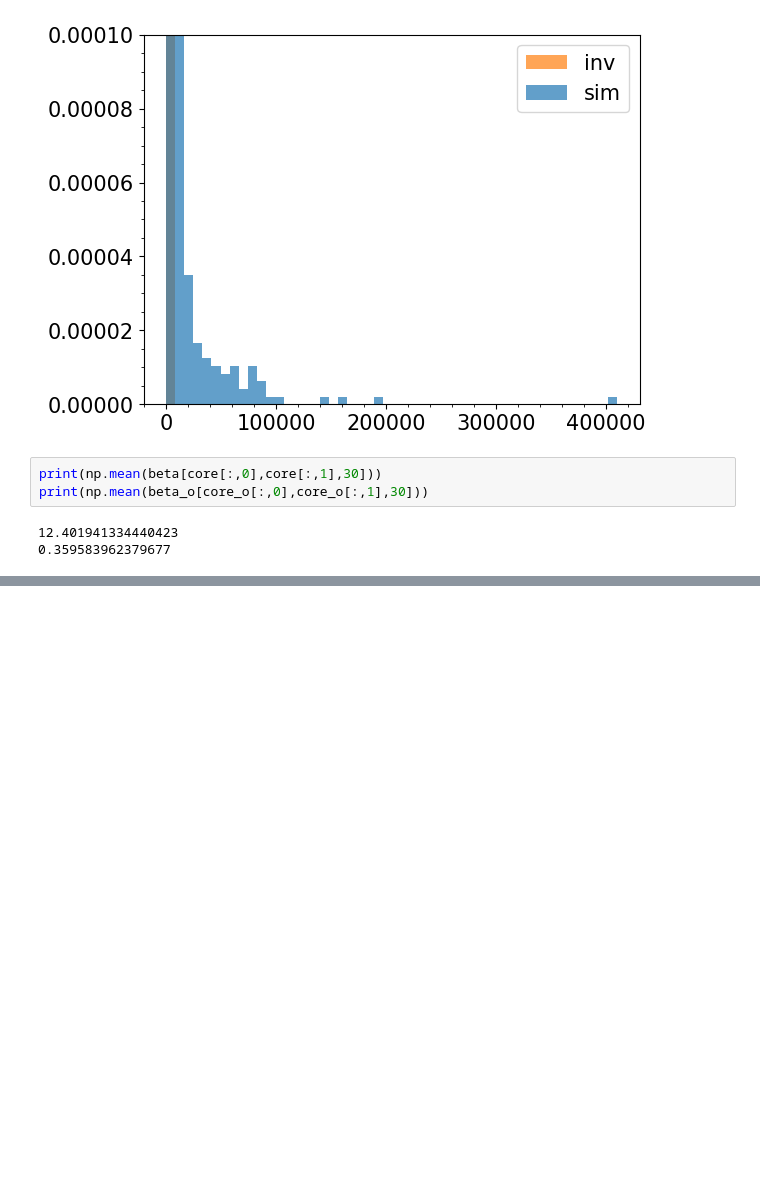
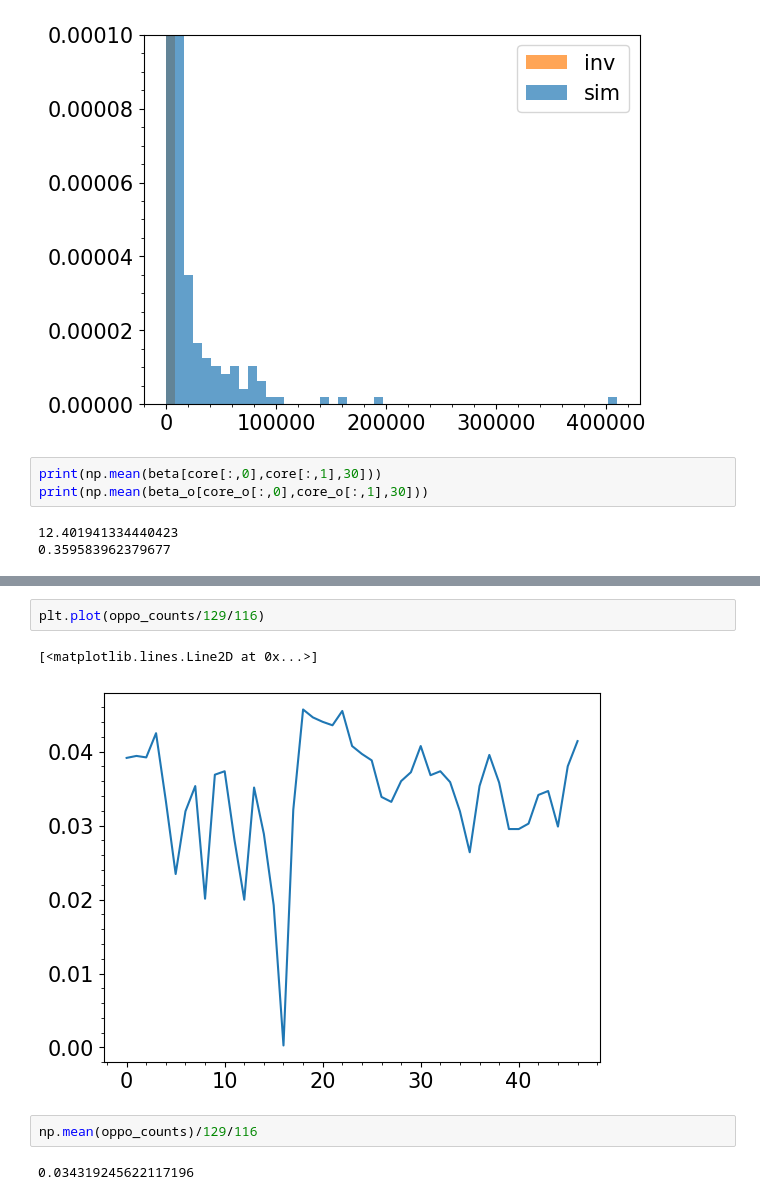
Before and after one commit to liuminos/check_muram_plage_pore, a Jupyter notebook: comparison.ipynb, the cells around one changed output, grey strips where cells are left out. Saved outputs shown, nothing was run; the diff lists cells and outputs as text; blank space fills up the shorter version.

```diff
--- a/comparison.ipynb
+++ b/comparison.ipynb
@@ -307,0 +370,9 @@ print(np.mean(beta_o[core_o[:,0],core_o[:,1],30]))
+# %%
+plt.plot(oppo_counts/129/116)
+# %% [output]
+[<matplotlib.lines.Line2D at 0x...>]
+[figure, added]
+# %%
+np.mean(oppo_counts)/129/116
+# %% [output]
+0.034319245622117196
```
Also changed, not shown: parts of 39 cells of this notebook, 3 other files.
